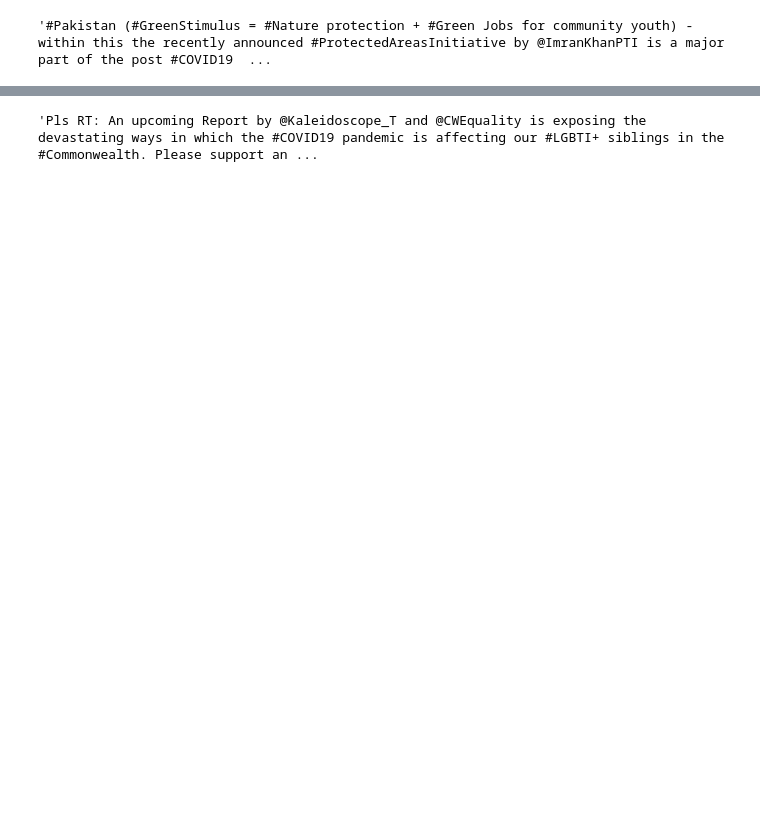
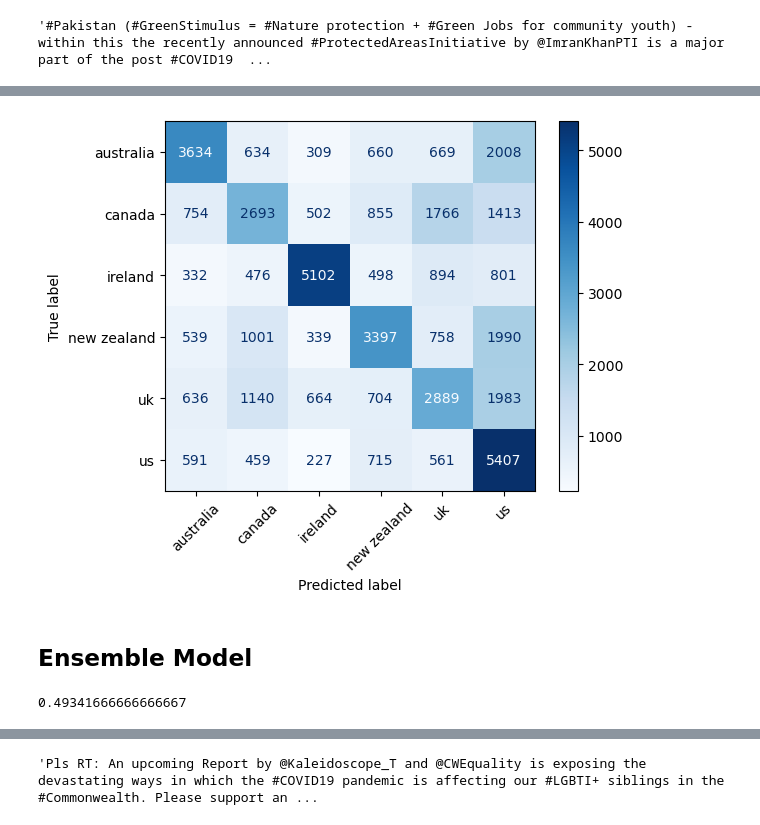
Before and after one commit to mnovovil/CountryClassificationOfCovidTweetsNLP, a Jupyter notebook: code.ipynb, the cells around one changed output, grey strips where cells are left out. Drawn from its saved outputs; the diff is of its cells as text; code cells hidden in the pictures; blank space fills up the shorter version.

```diff
--- a/code.ipynb
+++ b/code.ipynb
@@ -477,0 +996,28 @@ test_df['final_text'] = test_df['cleaned_text'] + test_df['url_info']
+# %%
+X_train = X[x_train.index]
+X_test = X[x_test.index]
+Y_train = to_categorical(training_df['Country_Cat'][y_train.index])
+Y_test = to_categorical(training_df['Country_Cat'][y_test.index])
+# %%
+#Embedding output dimensions = 100
+#1D CNN layer with 250 filters and a kernel size of 3
+model = Sequential()
+model.add(Embedding(numWords, 100, input_length=max_length))
+model.add(Dropout(0.1))
+model.add(Conv1D(250,
+                 2,
+                 padding='valid',
+                 activation='relu',
+                 strides=1))
+model.add(GlobalMaxPooling1D())
+model.add(Dense(250))
+model.add(Dropout(0.1))
+model.add(Activation('relu'))
+model.add(Dense(6, activation='softmax'))
+model.compile(loss='categorical_crossentropy', optimizer='adam', metrics=['accuracy'])
+#print(model.summary())
+# %%
+epochs = 2
+batch_size = 128
+
+history = model.fit(X_train, Y_train, epochs=epochs, batch_size=batch_size,validation_split=0.2)
@@ -477,0 +1034,2 @@ test_df['final_text'] = test_df['cleaned_text'] + test_df['url_info']
+# %%
+y_pred_cnn = model.predict(X_test)
@@ -477,0 +1038,15 @@ test_df['final_text'] = test_df['cleaned_text'] + test_df['url_info']
+# %%
+from sklearn.metrics import confusion_matrix, ConfusionMatrixDisplay
+
+y_pred = np.argmax(y_pred_cnn, axis=1)
+
+labels=['australia', 'canada', 'ireland', 'new zealand', 'uk', 'us']
+cm = confusion_matrix(training_df['Country_Cat'][y_test.index].to_numpy(), y_pred, labels = [0,1,2,3,4,5])
+
+disp = ConfusionMatrixDisplay(confusion_matrix=cm, display_labels=labels)
+disp.plot(xticks_rotation = 45, cmap=plt.cm.Blues)
+plt.show()
+# %% [output]
+[figure, added]
+# %% [markdown]
+## Ensemble Model
@@ -477,0 +1056,4 @@ test_df['final_text'] = test_df['cleaned_text'] + test_df['url_info']
+# %%
+accuracy_score(res, training_df['Country_Cat'][y_test.index])
+# %% [output]
+0.49341666666666667
```
Also changed, not shown: parts of 121 cells of this notebook.
